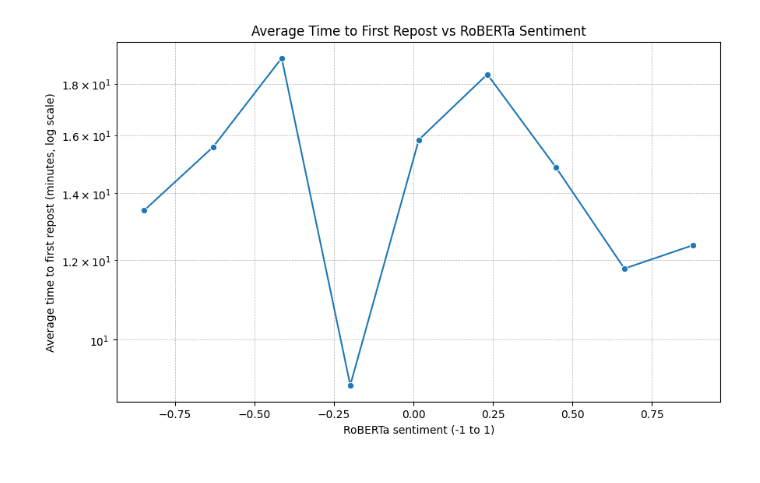
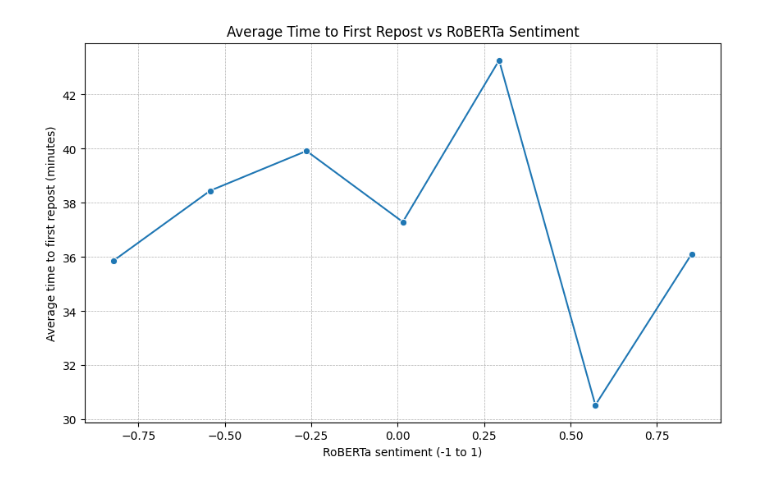
Before and after one commit to Miloverboy/Bluesky_Thesis_Milo, a Jupyter notebook: test_results.ipynb, the cells around one changed output. Drawn from its saved outputs; the diff is of its cells as text; code cells hidden in the pictures.

```diff
--- a/test_results.ipynb
+++ b/test_results.ipynb
@@ -308,32 +374,32 @@ merged["time_to_first_repost_min"] = (merged["repost_time"] - merged["post_time"
 # 3. Remove invalid or negative times
 df_plot = merged.dropna(subset=["roberta_sentiment", "time_to_first_repost_min"])
 df_plot = df_plot[df_plot["time_to_first_repost_min"] >= 0]
-
-# 4. Bin sentiment and compute average repost time per bin
-num_bins = 9
-df_plot["sentiment_bin"] = pd.cut(df_plot["roberta_sentiment"], bins=num_bins)
-
-avg_time = (
-    df_plot
-    .groupby("sentiment_bin")["time_to_first_repost_min"]
-    .mean()
-    .reset_index()
-)
-avg_time["sentiment_mid"] = avg_time["sentiment_bin"].apply(lambda x: x.mid)
-
-# 5. Plot line: average time to first repost vs RoBERTa sentiment
-plt.figure(figsize=(10,6))
-sns.lineplot(
-    x="sentiment_mid",
-    y="time_to_first_repost_min",
-    data=avg_time,
-    marker="o"
-)
-plt.yscale("log")  # optional log scale for wide range
-plt.xlabel("RoBERTa sentiment (-1 to 1)")
-plt.ylabel("Average time to first repost (minutes, log scale)")
-plt.title("Average Time to First Repost vs RoBERTa Sentiment")
-plt.grid(True, which="both", ls="--", lw=0.5)
-plt.show()
-# %% [output]
-[figure, removed]
+# %%
+# 4. Bin sentiment and compute average repost time per bin
+num_bins = 7
+df_plot["sentiment_bin"] = pd.cut(df_plot["roberta_sentiment"], bins=num_bins)
+
+avg_time = (
+    df_plot
+    .groupby("sentiment_bin")["time_to_first_repost_min"]
+    .mean()
+    .reset_index()
+)
+avg_time["sentiment_mid"] = avg_time["sentiment_bin"].apply(lambda x: x.mid)
+
+# 5. Plot line: average time to first repost vs RoBERTa sentiment
+plt.figure(figsize=(10,6))
+sns.lineplot(
+    x="sentiment_mid",
+    y="time_to_first_repost_min",
+    data=avg_time,
+    marker="o"
+)
+
+plt.xlabel("RoBERTa sentiment (-1 to 1)")
+plt.ylabel("Average time to first repost (minutes)")
+plt.title("Average Time to First Repost vs RoBERTa Sentiment")
+plt.grid(True, which="both", ls="--", lw=0.5)
+plt.show()
+# %% [output]
+[figure, added]
```
Also changed, not shown: parts of 15 cells of this notebook, 13 other files.
